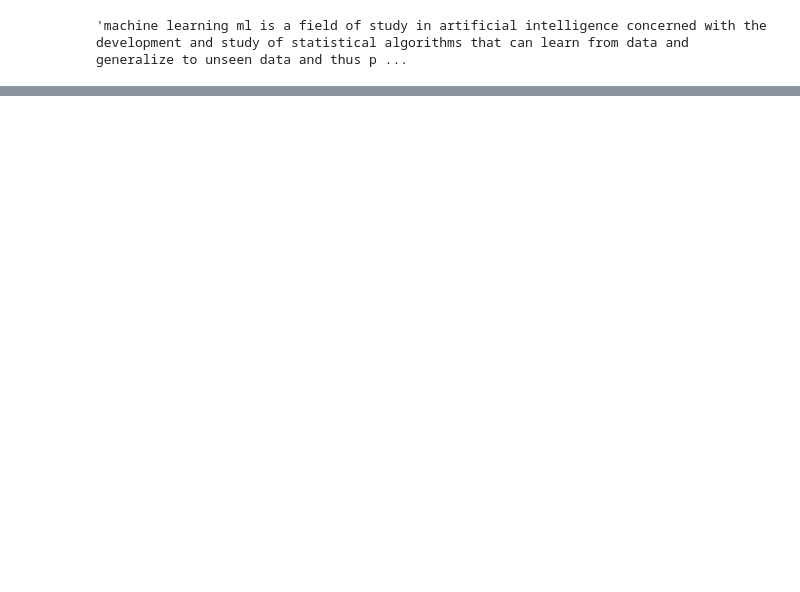
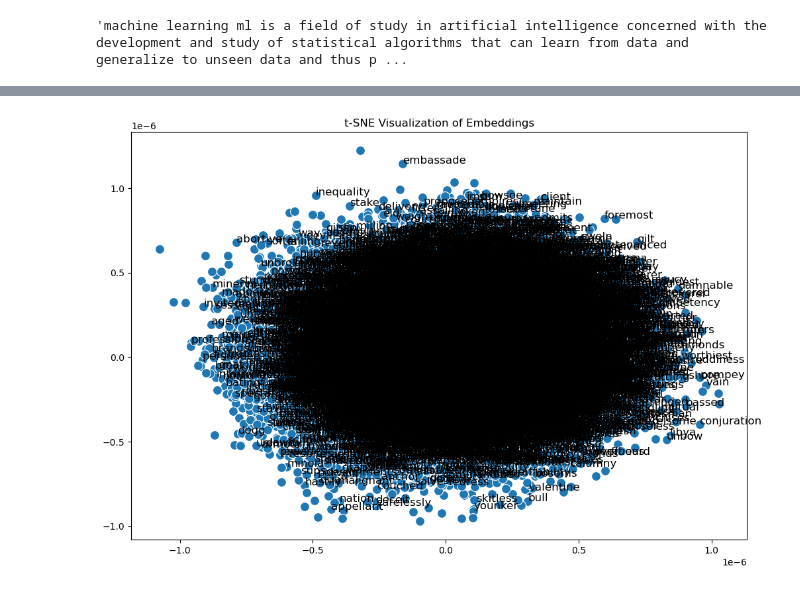
Before and after one commit to KarimMusleh/word2vec, a Jupyter notebook: word2vec.ipynb, the cells around one changed output, grey strips where cells are left out. Drawn from its saved outputs; the diff is of its cells as text; code cells hidden in the pictures; blank space fills up the shorter version.

```diff
--- a/word2vec.ipynb
+++ b/word2vec.ipynb
@@ -62,5 +77,5 @@ tokenized_dataset = [[word_tokenize(sent) for sent in sent_tokenize(wiki)] for w
 # %%
-tokenized_dataset = [[[word.lower() for word in sent] for sent in wiki] for wiki in tokenized_dataset]
+# tokenized_dataset = [[[word.lower() for word in sent] for sent in wiki] for wiki in tokenized_dataset]
 # I should probably do this earlier but as of now I am not sure where
 # %%
 len(tokenized_dataset)
@@ -69,14 +84,11 @@ len(tokenized_dataset)
 # %%
 word2id = {}
 idx = 0
-for wiki in tokenized_dataset:
-    for sent in wiki:
-        for word in sent:
-            if word not in word2id:
-                word2id[word] = idx
-                idx += 1
+for word in tokenized_dataset:
+    if word not in word2id:
+        word2id[word] = idx
+        idx += 1
 id2word = {word2id[word]: word for word in word2id}
 # %%
-vocab_size = len(word2id)
-print(vocab_size)
+word2id
 # %% [output]
@@ -148,0 +186,3 @@ torch.save(model.state_dict(), 'small-model')
+# %%
+model = Skipgram(vocab_size, 30, max_norm=1)
+model.load_state_dict(torch.load('models/small-30-model.pt', weights_only=True))
@@ -148,0 +237,27 @@ torch.save(model.state_dict(), 'small-model')
+# %%
+import matplotlib.pyplot as plt
+from sklearn.manifold import TSNE
+import numpy as np
+import seaborn as sns
+
+@torch.no_grad()
+def visualize_embeddings(embeddings, labels, perplexity=30, learning_rate=200, n_iter=1000):
+    # Initialize t-SNE with desired parameters
+    tsne = TSNE(n_components=2, perplexity=perplexity, learning_rate=learning_rate, n_iter=n_iter, random_state=42)
+
+    # Reduce dimensions to 2D
+    reduced_embeddings = tsne.fit_transform(embeddings)
+
+    # Create a scatter plot
+    plt.figure(figsize=(12, 8))
+    sns.scatterplot(x=reduced_embeddings[:, 0], y=reduced_embeddings[:, 1], s=100)
+
+    # Annotate points with their labels
+    for i, label in enumerate(labels):
+        plt.annotate(label, (reduced_embeddings[i, 0], reduced_embeddings[i, 1]), fontsize=12)
+
+    plt.title('t-SNE Visualization of Embeddings')
+    plt.show()
+visualize_embeddings(model.embed.weight, [word for word in word2id])
+# %% [output]
+[figure, added]
```
Also changed, not shown: parts of 15 cells of this notebook, 23 other files.
